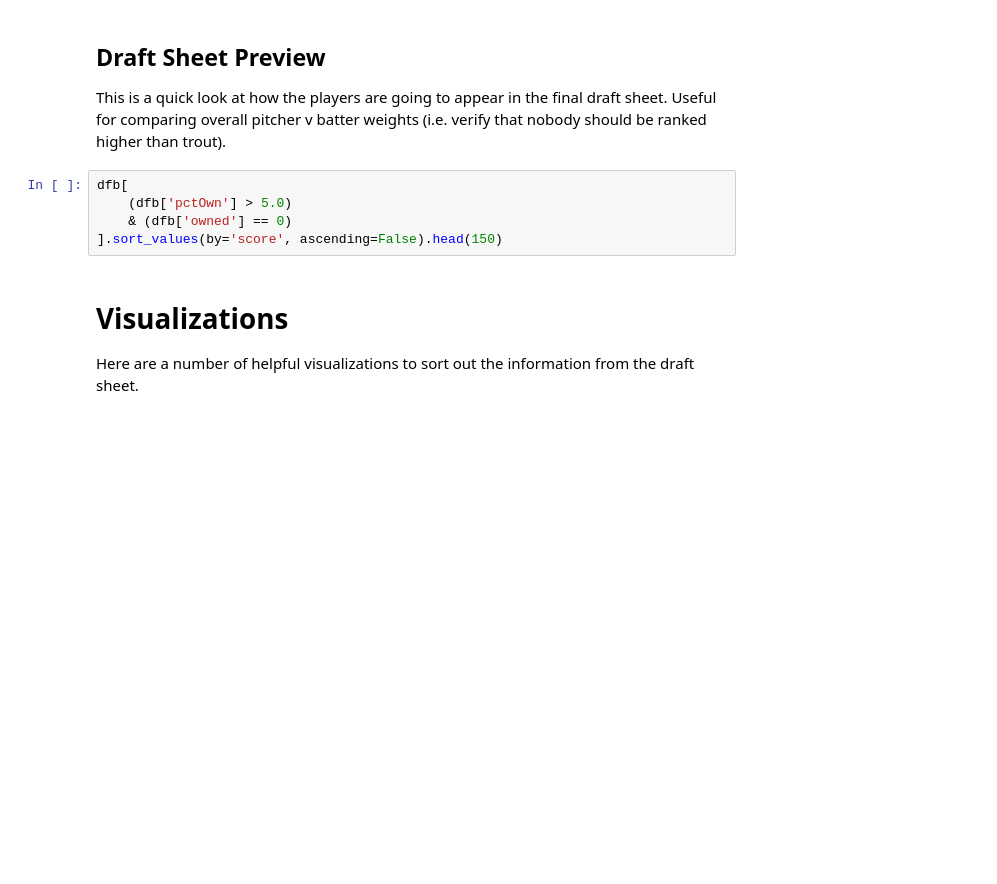
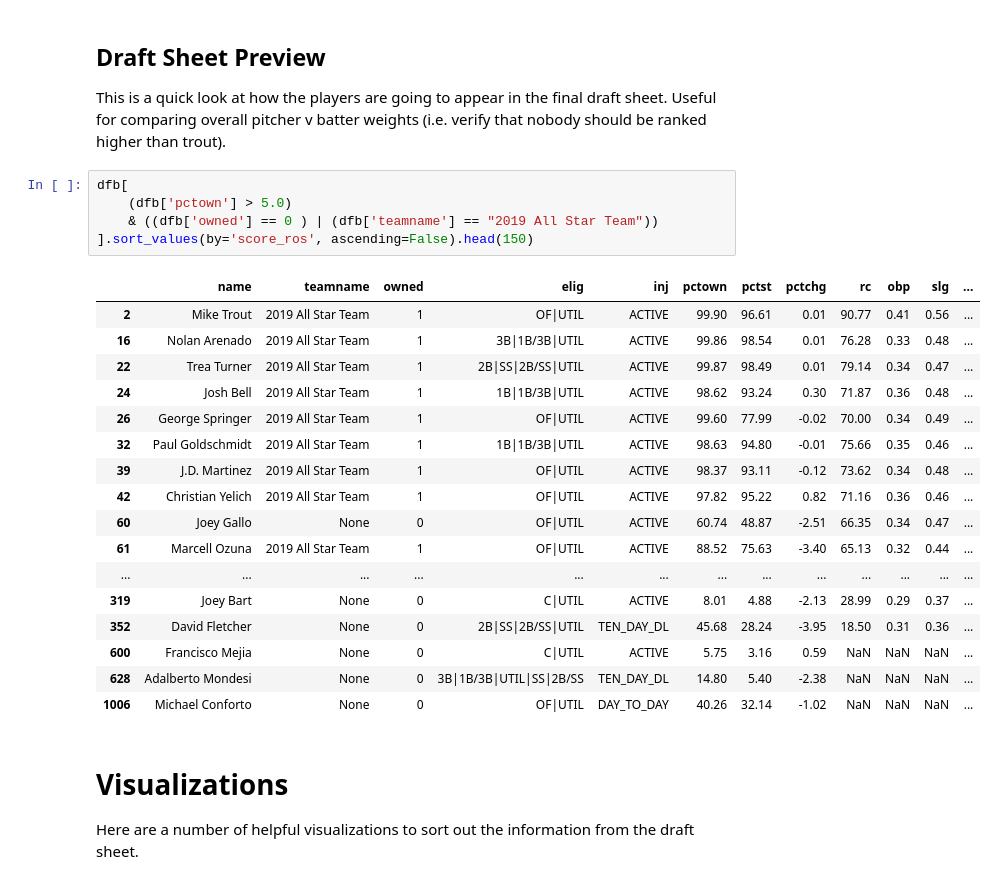
Before and after one commit to zmsy/notebooks, a Jupyter notebook: Mid-Season Player Z-scores.ipynb, the cells around one changed output. Cells and saved outputs as stored; diff of their text form; blank space fills up the shorter version.

```diff
--- a/Mid-Season Player Z-scores.ipynb
+++ b/Mid-Season Player Z-scores.ipynb
@@ -363,9 +471,27 @@ dfp
 This is a quick look at how the players are going to appear in the final draft sheet. Useful for comparing overall pitcher v batter weights (i.e. verify that nobody should be ranked higher than trout).
 # %%
 dfb[
-    (dfb['pctOwn'] > 5.0)
-    & (dfb['owned'] == 0)
-].sort_values(by='score', ascending=False).head(150)
+    (dfb['pctown'] > 5.0)
+    & ((dfb['owned'] == 0 ) | (dfb['teamname'] == "2019 All Star Team"))
+].sort_values(by='score_ros', ascending=False).head(150)
+# %% [output]
+|  | name | teamname | owned | elig | inj | pctown | pctst | pctchg | rc | obp | slg | ... |
+| 2 | Mike Trout | 2019 All Star Team | 1 | OF|UTIL | ACTIVE | 99.90 | 96.61 | 0.01 | 90.77 | 0.41 | 0.56 | ... |
+| 16 | Nolan Arenado | 2019 All Star Team | 1 | 3B|1B/3B|UTIL | ACTIVE | 99.86 | 98.54 | 0.01 | 76.28 | 0.33 | 0.48 | ... |
+| 22 | Trea Turner | 2019 All Star Team | 1 | 2B|SS|2B/SS|UTIL | ACTIVE | 99.87 | 98.49 | 0.01 | 79.14 | 0.34 | 0.47 | ... |
+| 24 | Josh Bell | 2019 All Star Team | 1 | 1B|1B/3B|UTIL | ACTIVE | 98.62 | 93.24 | 0.30 | 71.87 | 0.36 | 0.48 | ... |
+| 26 | George Springer | 2019 All Star Team | 1 | OF|UTIL | ACTIVE | 99.60 | 77.99 | -0.02 | 70.00 | 0.34 | 0.49 | ... |
+| 32 | Paul Goldschmidt | 2019 All Star Team | 1 | 1B|1B/3B|UTIL | ACTIVE | 98.63 | 94.80 | -0.01 | 75.66 | 0.35 | 0.46 | ... |
+| 39 | J.D. Martinez | 2019 All Star Team | 1 | OF|UTIL | ACTIVE | 98.37 | 93.11 | -0.12 | 73.62 | 0.34 | 0.48 | ... |
+| 42 | Christian Yelich | 2019 All Star Team | 1 | OF|UTIL | ACTIVE | 97.82 | 95.22 | 0.82 | 71.16 | 0.36 | 0.46 | ... |
+| 60 | Joey Gallo | None | 0 | OF|UTIL | ACTIVE | 60.74 | 48.87 | -2.51 | 66.35 | 0.34 | 0.47 | ... |
+| 61 | Marcell Ozuna | 2019 All Star Team | 1 | OF|UTIL | ACTIVE | 88.52 | 75.63 | -3.40 | 65.13 | 0.32 | 0.44 | ... |
+| ... | ... | ... | ... | ... | ... | ... | ... | ... | ... | ... | ... | ... |
+| 319 | Joey Bart | None | 0 | C|UTIL | ACTIVE | 8.01 | 4.88 | -2.13 | 28.99 | 0.29 | 0.37 | ... |
+| 352 | David Fletcher | None | 0 | 2B|SS|2B/SS|UTIL | TEN_DAY_DL | 45.68 | 28.24 | -3.95 | 18.50 | 0.31 | 0.36 | ... |
+| 600 | Francisco Mejia | None | 0 | C|UTIL | ACTIVE | 5.75 | 3.16 | 0.59 | NaN | NaN | NaN | ... |
+| 628 | Adalberto Mondesi | None | 0 | 3B|1B/3B|UTIL|SS|2B/SS | TEN_DAY_DL | 14.80 | 5.40 | -2.38 | NaN | NaN | NaN | ... |
+| 1006 | Michael Conforto | None | 0 | OF|UTIL | DAY_TO_DAY | 40.26 | 32.14 | -1.02 | NaN | NaN | NaN | ... |
 # %% [markdown]
 # Visualizations
 
```
Also changed, not shown: parts of 13 cells of this notebook, 3 other files.
